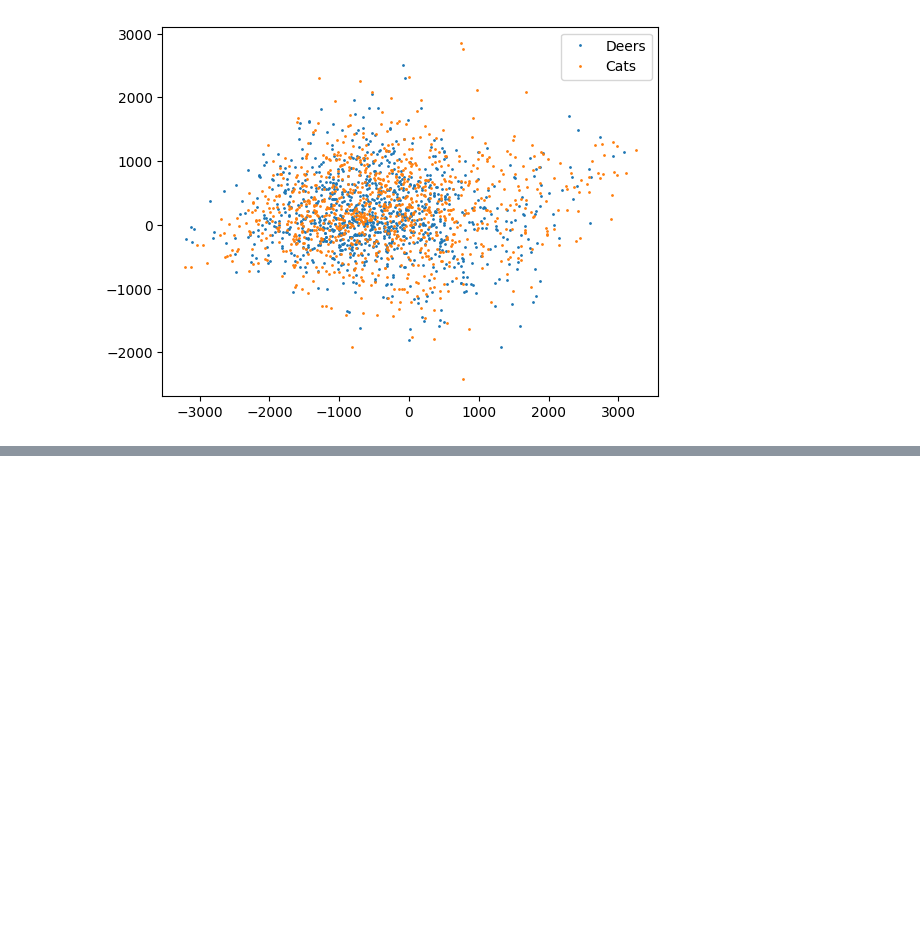
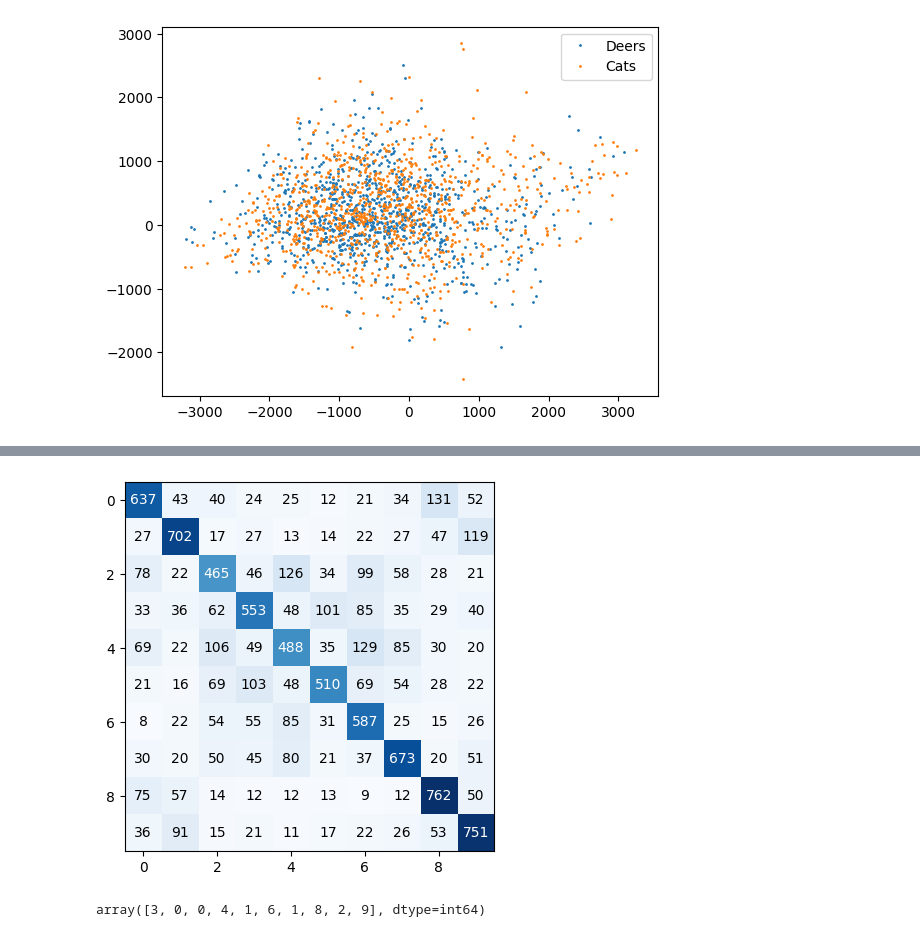
Before and after one commit to pleituer/COMP3314-Asm3, a Jupyter notebook: prototype 1.ipynb, the cells around one changed output, grey strips where cells are left out. Saved outputs shown, nothing was run; the diff lists cells and outputs as text; code cells hidden in the pictures; blank space fills up the shorter version.

```diff
--- a/prototype 1.ipynb
+++ b/prototype 1.ipynb
@@ -280,0 +387,22 @@ Test scores: 0.5622 +/- 0.0760, Test accuracy: 0.7680
+# %%
+cm = np.array([[637,  43,  40,  24,  25,  12,  21,  34, 131,  52],
+       [ 27, 702,  17,  27,  13,  14,  22,  27,  47, 119],
+       [ 78,  22, 465,  46, 126,  34,  99,  58,  28,  21],
+       [ 33,  36,  62, 553,  48, 101,  85,  35,  29,  40],
+       [ 69,  22, 106,  49, 488,  35, 129,  85,  30,  20],
+       [ 21,  16,  69, 103,  48, 510,  69,  54,  28,  22],
+       [  8,  22,  54,  55,  85,  31, 587,  25,  15,  26],
+       [ 30,  20,  50,  45,  80,  21,  37, 673,  20,  51],
+       [ 75,  57,  14,  12,  12,  13,   9,  12, 762,  50],
+       [ 36,  91,  15,  21,  11,  17,  22,  26,  53, 751]])
+
+plt.imshow(cm, cmap='Blues')
+for i in range(10):
+    for j in range(10):
+        plt.text(j, i, cm[i, j], ha='center', va='center', color=('black' if cm[i, j] < 400 else 'white'))
+# %% [output]
+[figure, added]
+# %%
+testLabels[:10]
+# %% [output]
+array([3, 0, 0, 4, 1, 6, 1, 8, 2, 9], dtype=int64)
```
Also changed, not shown: parts of 17 cells of this notebook.
